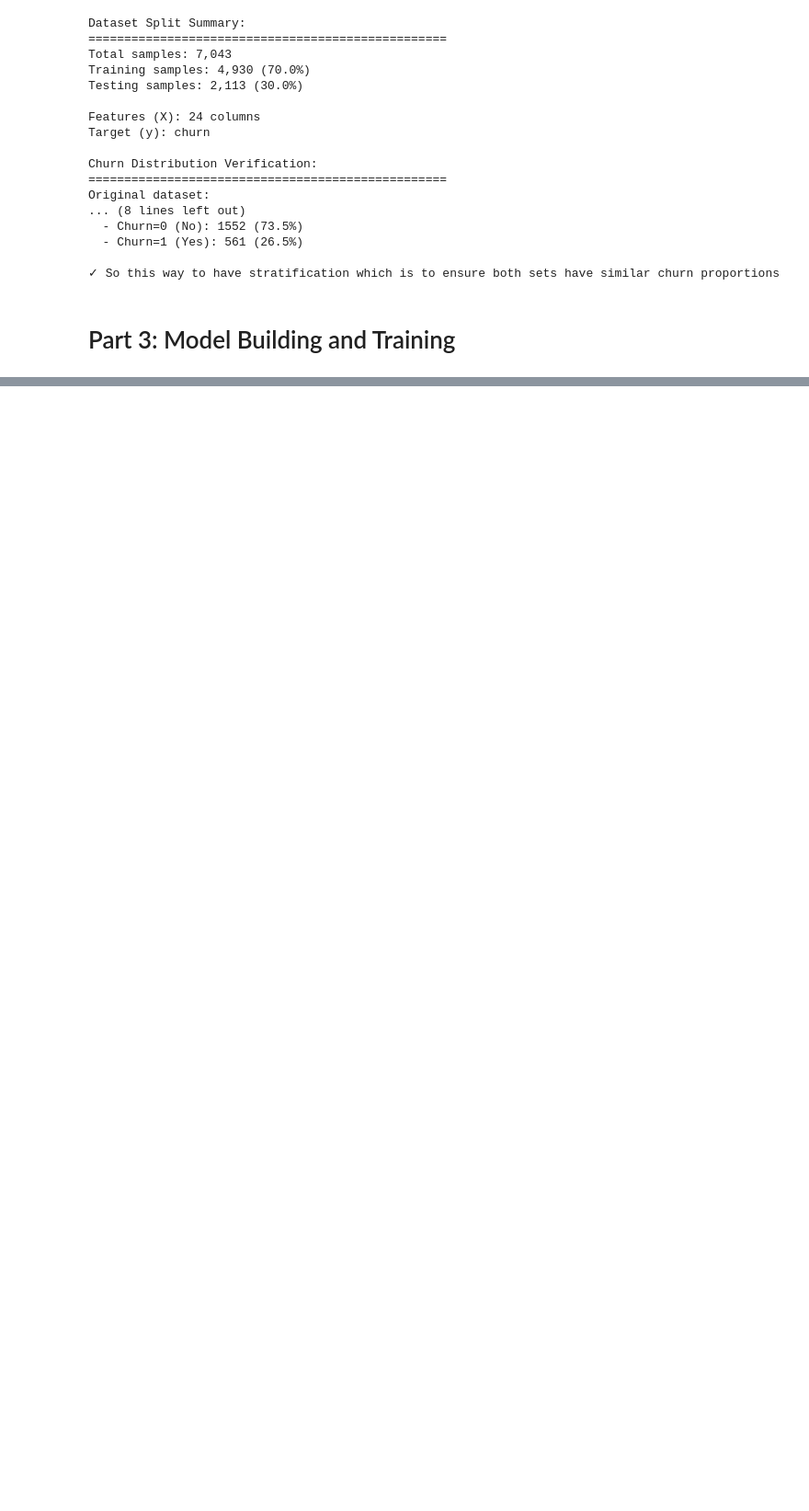
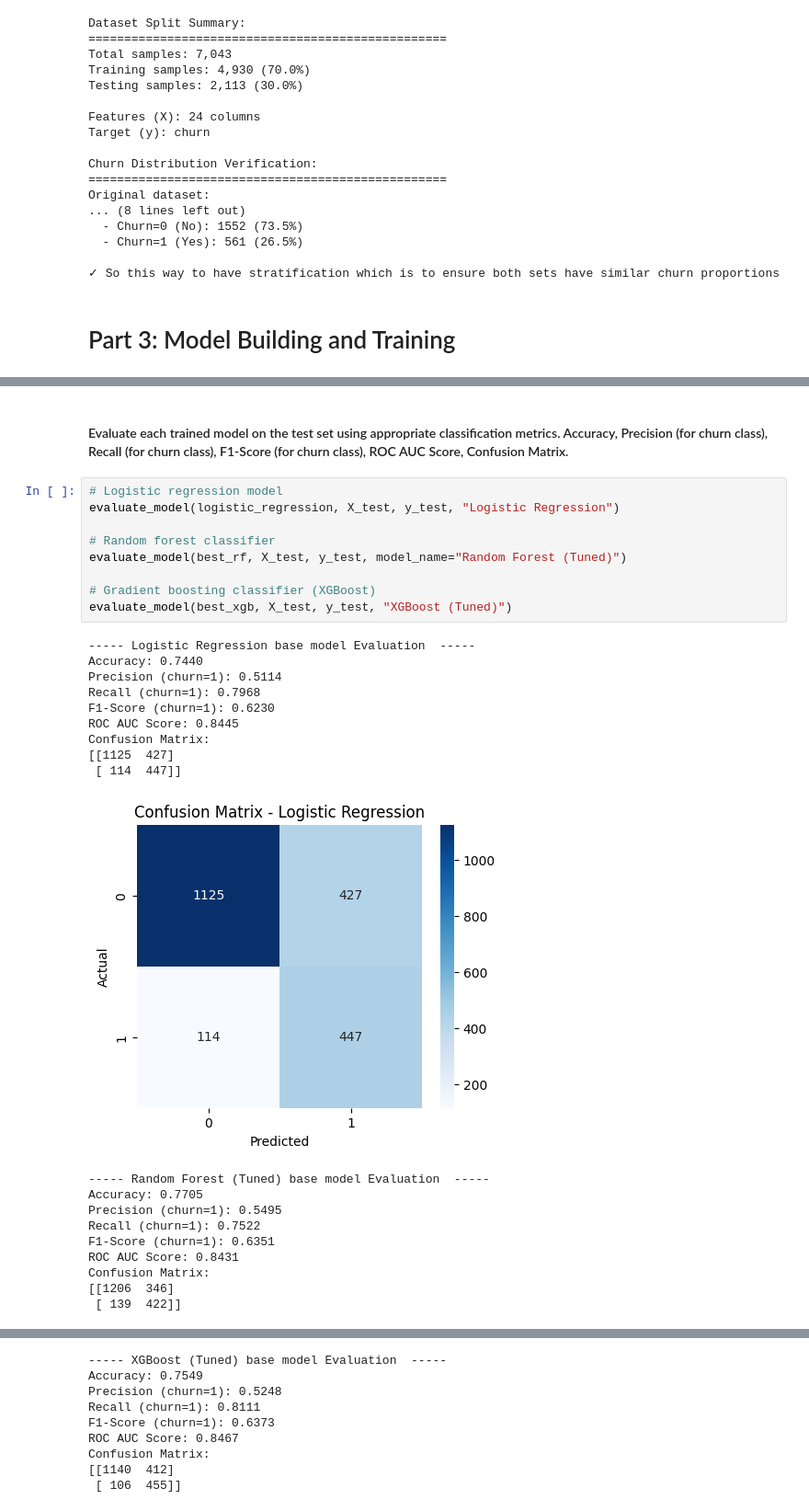
Before and after one commit to ZahraaFadhel/Predictive-Model-for-Customer-Churn, a Jupyter notebook: main.ipynb, the cells around one changed output, grey strips where cells are left out. Shown: that part at 92% size. Saved outputs shown, nothing was run; the diff lists cells and outputs as text; blank space fills up the shorter version.

```diff
--- a/main.ipynb
+++ b/main.ipynb
@@ -911,0 +1375,31 @@ Original dataset:
+# %% [markdown]
+ #### Evaluate each trained model on the test set using appropriate classification metrics. Accuracy, Precision (for churn class), Recall (for churn class), F1-Score (for churn class), ROC AUC Score, Confusion Matrix.
+# %%
+# Logistic regression model
+evaluate_model(logistic_regression, X_test, y_test, "Logistic Regression")
+
+# Random forest classifier
+evaluate_model(best_rf, X_test, y_test, model_name="Random Forest (Tuned)")
+
+# Gradient boosting classifier (XGBoost)
+evaluate_model(best_xgb, X_test, y_test, "XGBoost (Tuned)")
+# %% [output]
+----- Logistic Regression base model Evaluation  -----
+Accuracy: 0.7440
+Precision (churn=1): 0.5114
+Recall (churn=1): 0.7968
+F1-Score (churn=1): 0.6230
+ROC AUC Score: 0.8445
+Confusion Matrix:
+[[1125  427]
+ [ 114  447]]
+[figure, added]
+----- Random Forest (Tuned) base model Evaluation  -----
+Accuracy: 0.7705
+Precision (churn=1): 0.5495
+Recall (churn=1): 0.7522
+F1-Score (churn=1): 0.6351
+ROC AUC Score: 0.8431
+Confusion Matrix:
+[[1206  346]
+ [ 139  422]]
@@ -911,0 +1407,9 @@ Original dataset:
+----- XGBoost (Tuned) base model Evaluation  -----
+Accuracy: 0.7549
+Precision (churn=1): 0.5248
+Recall (churn=1): 0.8111
+F1-Score (churn=1): 0.6373
+ROC AUC Score: 0.8467
+Confusion Matrix:
+[[1140  412]
+ [ 106  455]]
```
Also changed, not shown: parts of 24 cells of this notebook.
